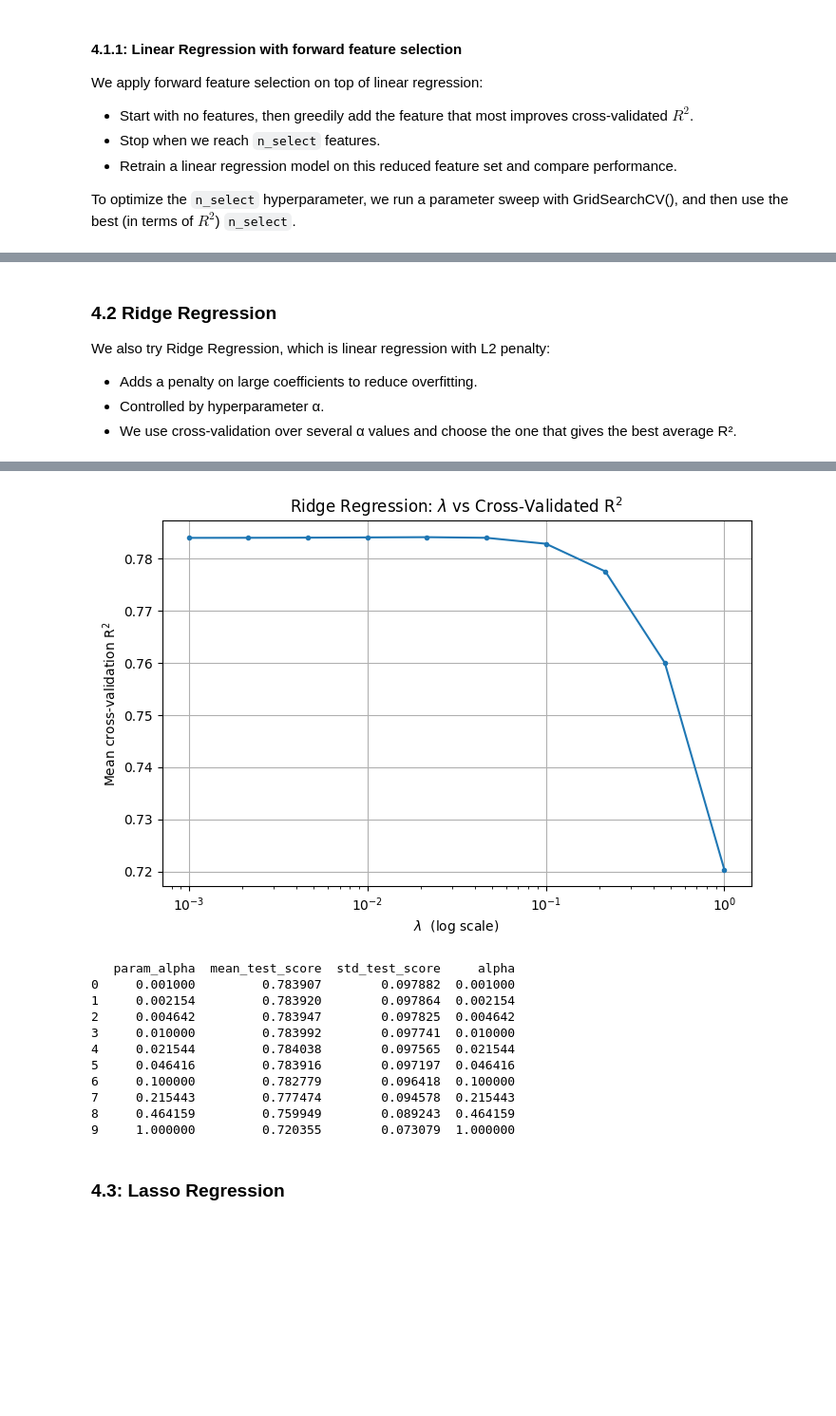
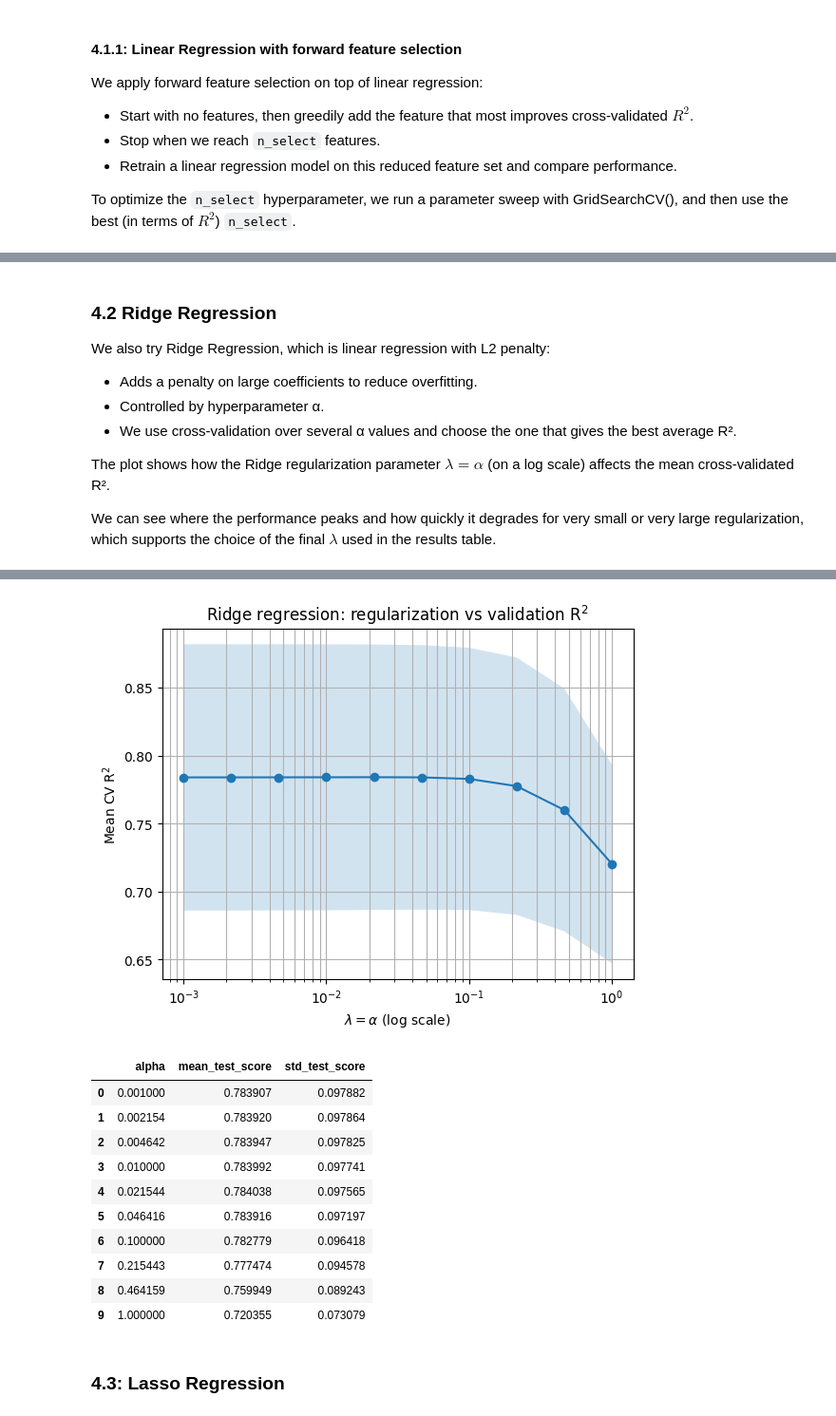
Before and after one commit to veryconfusedlol/sdse-final-project, a Jupyter notebook: sdse-final-project-formatted-1.ipynb, the cells around one changed output, grey strips where cells are left out. Shown at 95% size. Drawn from its saved outputs; the diff is of its cells as text; code cells hidden in the pictures; blank space fills up the shorter version.

```diff
--- a/sdse-final-project-formatted-1.ipynb
+++ b/sdse-final-project-formatted-1.ipynb
@@ -437,6 +440,12 @@ We also try Ridge Regression, which is linear regression with L2 penalty:
 - Adds a penalty on large coefficients to reduce overfitting.
 - Controlled by hyperparameter α.
 - We use cross-validation over several α values and choose the one that gives the best average R².
+
+The plot shows how the Ridge regularization parameter $\lambda = \alpha$ (on a log scale) affects the mean cross-validated R².
+
+We can see where the performance peaks and how quickly it degrades
+for very small or very large regularization, which supports the choice
+of the final $\lambda$ used in the results table.
 # %%
 # Hyperparameter search for Ridge Regression (L2-regularized linear model)
 # We search over different alpha values using 5-fold cross-validation
@@ -450,9 +459,9 @@ grid = GridSearchCV(model_ridge, param_grid, cv=5, scoring='r2')
 grid.fit(X_train_enc, y_train)
 
 
-best_alpha_ridge = grid.best_params_['alpha']
+best_alpha = grid.best_params_['alpha']
 
-print("Best alpha after parameter optimization: alpha = ", best_alpha_ridge)
+print("Best alpha after parameter optimization: alpha = ", best_alpha)
 print("Best cross-validation parameter sweep R²:", grid.best_score_)
 
 # creating model_ridge with the optimized alpha value
@@ -463,22 +472,34 @@ y_pred = model_ridge_best.predict(X_test_enc)
 r2 = r2_score(y_test, y_pred)
 print("Best Ridge Test R²:", r2)
 
-results_ridge = pd.DataFrame(grid.cv_results_)
-results_ridge = results_ridge[['param_alpha', 'mean_test_score', 'std_test_score']]
-results_ridge['alpha'] = results_ridge['param_alpha'].astype(float)
 
 # Plot
-plt.figure(figsize=(8,5))
-plt.plot(results_ridge['alpha'], results_ridge['mean_test_score'], marker='.')
+# Convert ridge CV results to DataFrame
+results_ridge = pd.DataFrame(grid.cv_results_)
 
-plt.xscale('log')
-plt.xlabel('$\lambda$  (log scale)')
-plt.ylabel('Mean cross-validation R$^2$')
-plt.title('Ridge Regression: $\lambda$ vs Cross-Validated R$^2$')
-plt.grid(True)
+# Extract alpha values as float
+results_ridge["alpha"] = results_ridge["param_alpha"].astype(float)
+
+plt.figure()
+plt.semilogx(
+    results_ridge["alpha"],
+    results_ridge["mean_test_score"],
+    marker="o",
+    linestyle="-"
+)
+plt.fill_between(
+    results_ridge["alpha"],
+    results_ridge["mean_test_score"] - results_ridge["std_test_score"],
+    results_ridge["mean_test_score"] + results_ridge["std_test_score"],
+    alpha=0.2
+)
+plt.xlabel(r"$\lambda = \alpha$ (log scale)")
+plt.ylabel("Mean CV R$^2$")
+plt.title("Ridge regression: regularization vs validation R$^2$")
+plt.grid(True, which="both")
 plt.show()
 
-print(results_ridge)
+results_ridge[["alpha", "mean_test_score", "std_test_score"]]
 # %% [output]
 Best alpha after parameter optimization: alpha =  0.021544346900318832
 Best cross-validation parameter sweep R²: 0.7840384868174801
@@ -486,15 +507,15 @@ Best Ridge Test R²: 0.660094999140142
-[figure, old version]
+[figure, new version]
-   param_alpha  mean_test_score  std_test_score     alpha
-0     0.001000         0.783907        0.097882  0.001000
-1     0.002154         0.783920        0.097864  0.002154
-2     0.004642         0.783947        0.097825  0.004642
-3     0.010000         0.783992        0.097741  0.010000
-4     0.021544         0.784038        0.097565  0.021544
-5     0.046416         0.783916        0.097197  0.046416
-6     0.100000         0.782779        0.096418  0.100000
-7     0.215443         0.777474        0.094578  0.215443
-8     0.464159         0.759949        0.089243  0.464159
-9     1.000000         0.720355        0.073079  1.000000
+|  | alpha | mean_test_score | std_test_score |
+| 0 | 0.001000 | 0.783907 | 0.097882 |
+| 1 | 0.002154 | 0.783920 | 0.097864 |
+| 2 | 0.004642 | 0.783947 | 0.097825 |
+| 3 | 0.010000 | 0.783992 | 0.097741 |
+| 4 | 0.021544 | 0.784038 | 0.097565 |
+| 5 | 0.046416 | 0.783916 | 0.097197 |
+| 6 | 0.100000 | 0.782779 | 0.096418 |
+| 7 | 0.215443 | 0.777474 | 0.094578 |
+| 8 | 0.464159 | 0.759949 | 0.089243 |
+| 9 | 1.000000 | 0.720355 | 0.073079 |
 # %% [markdown]
 ### 4.3: Lasso Regression
 # %%
```
Also changed, not shown: parts of 13 cells of this notebook.
